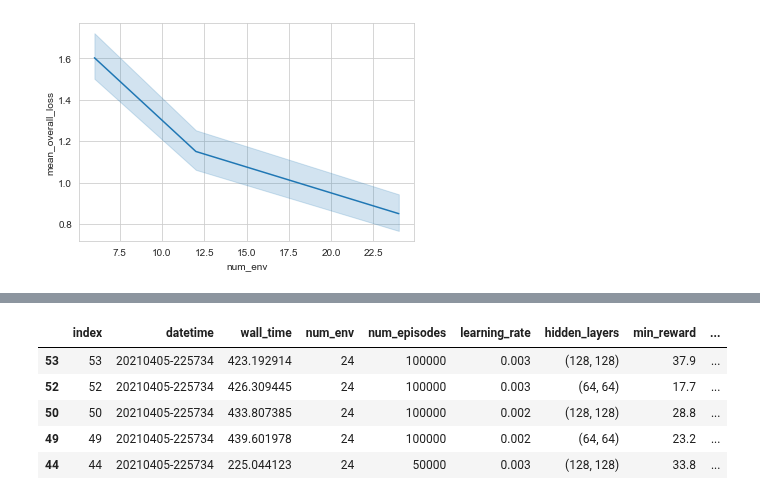
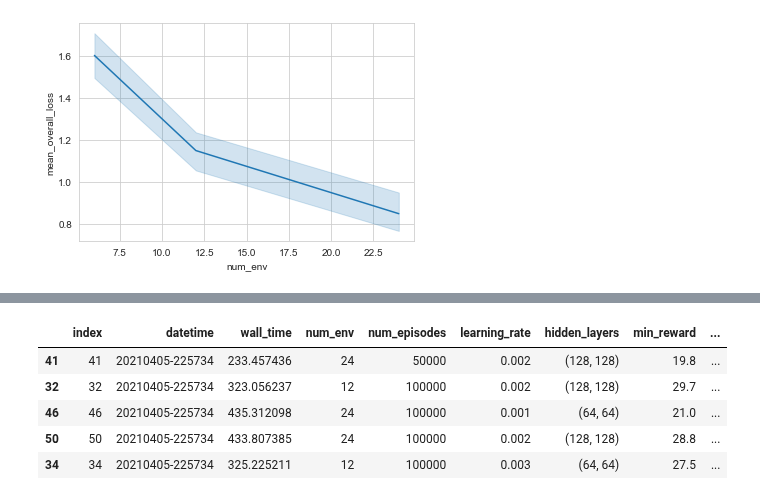
Before and after one commit to feiphoon/inm707-joint-coursework, a Jupyter notebook: src/cartpole/actor_critic_train_analysis.ipynb, the cells around one changed output, grey strips where cells are left out. Saved outputs shown, nothing was run; the diff lists cells and outputs as text; code cells hidden in the pictures.

```diff
--- a/src/cartpole/actor_critic_train_analysis.ipynb
+++ b/src/cartpole/actor_critic_train_analysis.ipynb
@@ -210,11 +210,12 @@ training_results_df.describe()
 | max | 53.000000 | 439.601978 | 24.000000 | 100000.000000 | 0.003000 | 37.900000 | 357.400000 | 177.633000 | ... |
 # %%
 training_results_df.sort_values(by=["mean_overall_loss", "max_reward"], ascending=True).head(5)
-training_results_df.sort_values(by=["mean_overall_loss", "mean_reward"], ascending=True).head(5)
+# training_results_df.sort_values(by=["mean_overall_loss", "mean_reward"], ascending=True).head(5)
+training_results_df.sort_values(by=["max_reward"], ascending=False).head(5)
 # %% [output]
 |  | index | datetime | wall_time | num_env | num_episodes | learning_rate | hidden_layers | min_reward | ... |
-| 53 | 53 | 20210405-225734 | 423.192914 | 24 | 100000 | 0.003 | (128, 128) | 37.9 | ... |
-| 52 | 52 | 20210405-225734 | 426.309445 | 24 | 100000 | 0.003 | (64, 64) | 17.7 | ... |
+| 41 | 41 | 20210405-225734 | 233.457436 | 24 | 50000 | 0.002 | (128, 128) | 19.8 | ... |
+| 32 | 32 | 20210405-225734 | 323.056237 | 12 | 100000 | 0.002 | (128, 128) | 29.7 | ... |
+| 46 | 46 | 20210405-225734 | 435.312098 | 24 | 100000 | 0.001 | (64, 64) | 21.0 | ... |
 | 50 | 50 | 20210405-225734 | 433.807385 | 24 | 100000 | 0.002 | (128, 128) | 28.8 | ... |
-| 49 | 49 | 20210405-225734 | 439.601978 | 24 | 100000 | 0.002 | (64, 64) | 23.2 | ... |
-| 44 | 44 | 20210405-225734 | 225.044123 | 24 | 50000 | 0.003 | (128, 128) | 33.8 | ... |
+| 34 | 34 | 20210405-225734 | 325.225211 | 12 | 100000 | 0.003 | (64, 64) | 27.5 | ... |
```
Also changed, not shown: parts of 3 cells of this notebook, 1 other file.
